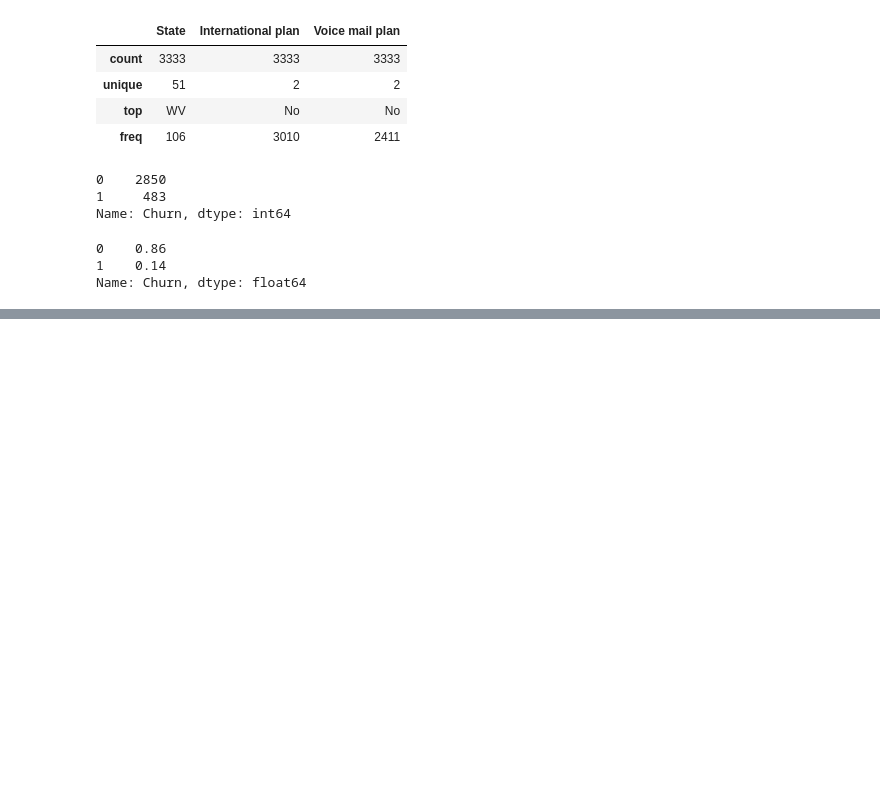
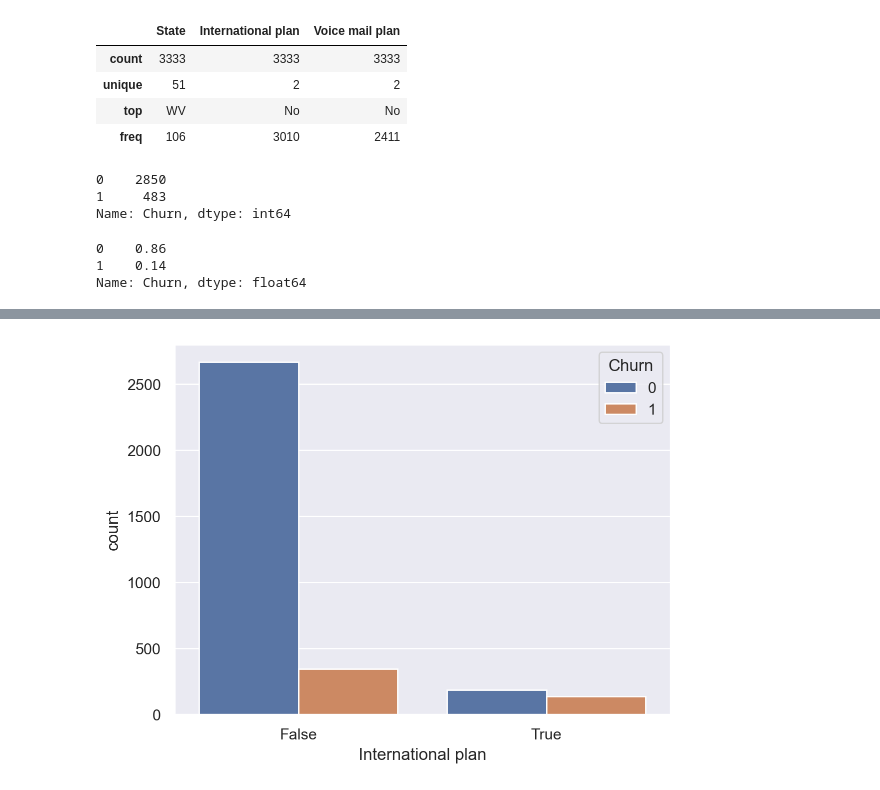
Before and after one commit to Deb-bie/ai-ml, a Jupyter notebook: mlcourse.ai/telecom_churn.ipynb, the cells around one changed output, grey strips where cells are left out. Cells and saved outputs as stored; diff of their text form; code cells hidden in the pictures; blank space fills up the shorter version.

Commit message:
finace data

```diff
--- a/mlcourse.ai/telecom_churn.ipynb
+++ b/mlcourse.ai/telecom_churn.ipynb
@@ -126,0 +506,10 @@ Name: Churn, dtype: float64
+# %%
+# It is possible to add a column more easily without creating an intermediate Series instance:
+
+df["Total charge"] = (
+    df["Total day charge"]
+    + df["Total eve charge"]
+    + df["Total night charge"]
+    + df["Total intl charge"]
+)
+df.head()
@@ -126,0 +524,17 @@ Name: Churn, dtype: float64
+# %%
+'''
+To delete columns or rows, use the drop method, passing the required indexes and the axis parameter
+
+When axis=1 -> when you want to delete columns
+axis=0 or nothing -> when you want to delete rows
+
+The inplace argument tells whether to change the original DataFrame.
+inplace=False, the drop method doesn’t change the existing DataFrame and returns a new one with dropped rows or columns.
+inplace=True, it alters the DataFrame.
+
+'''
+
+# get rid of just created columns
+df.drop(["Total charge", "Total calls"], axis=1, inplace=True)
+# and here’s how you can delete rows
+df.drop([1, 2]).head()
@@ -126,0 +553,16 @@ Name: Churn, dtype: float64
+# %%
+# some imports to set up plotting
+import matplotlib.pyplot as plt
+
+# !pip install seaborn
+import seaborn as sns
+
+# import some nice vis settings
+sns.set()
+
+# Graphics in the Retina format are more sharp and legible
+%config InlineBackend.figure_format = 'retina'
+# %%
+sns.countplot(x="International plan", hue="Churn", data=df);
+# %% [output]
+[figure, added]
```
Also changed, not shown: parts of 36 cells of this notebook, 2 other files.
